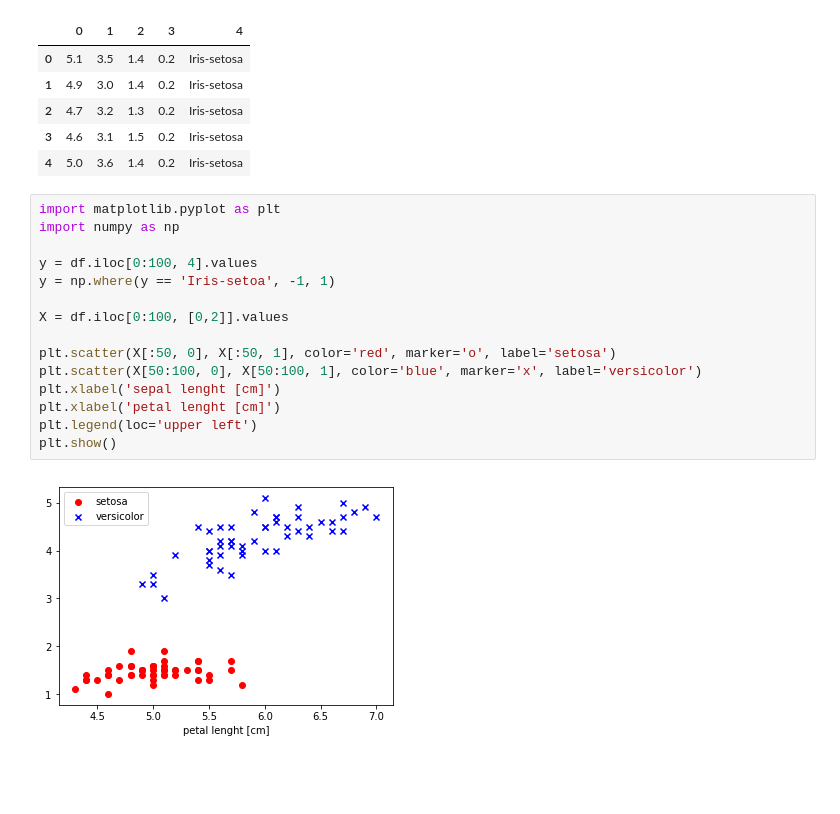
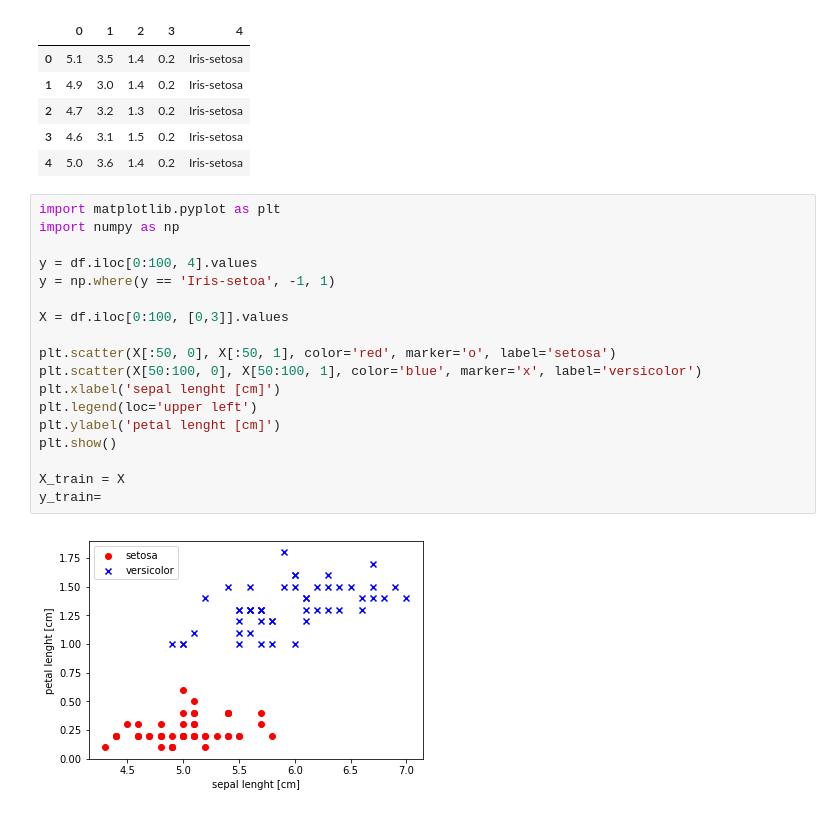
Before and after one commit to shmulik-willinger/machine_learning, a Jupyter notebook: python_machine_learning.ipynb, the cells around one changed output. Saved outputs shown, nothing was run; the diff lists cells and outputs as text; blank space fills up the shorter version.

```diff
--- a/python_machine_learning.ipynb
+++ b/python_machine_learning.ipynb
@@ -12,17 +12,20 @@ df.head()
 # %%
 import matplotlib.pyplot as plt
 import numpy as np
 
 y = df.iloc[0:100, 4].values
 y = np.where(y == 'Iris-setoa', -1, 1)
 
-X = df.iloc[0:100, [0,2]].values
+X = df.iloc[0:100, [0,3]].values
 
 plt.scatter(X[:50, 0], X[:50, 1], color='red', marker='o', label='setosa')
 plt.scatter(X[50:100, 0], X[50:100, 1], color='blue', marker='x', label='versicolor')
 plt.xlabel('sepal lenght [cm]')
-plt.xlabel('petal lenght [cm]')
 plt.legend(loc='upper left')
+plt.ylabel('petal lenght [cm]')
 plt.show()
+
+X_train = X
+y_train=
 # %% [output]
-[figure, old version]
+[figure, new version]
```
Also changed, not shown: parts of 17 cells of this notebook, 1 other file.
